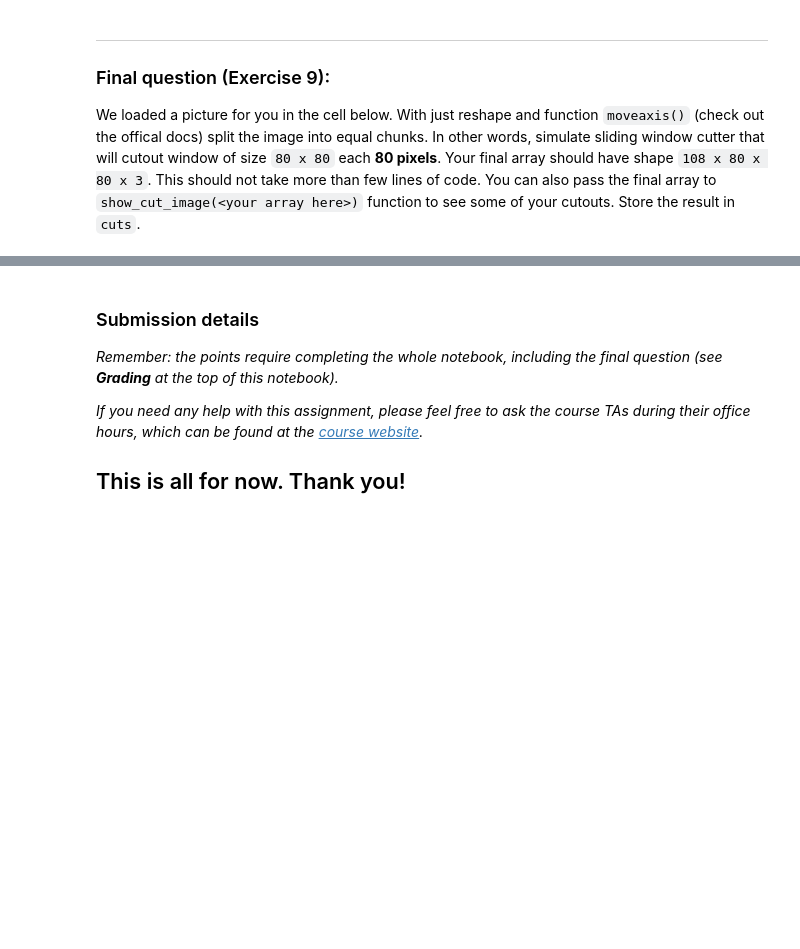
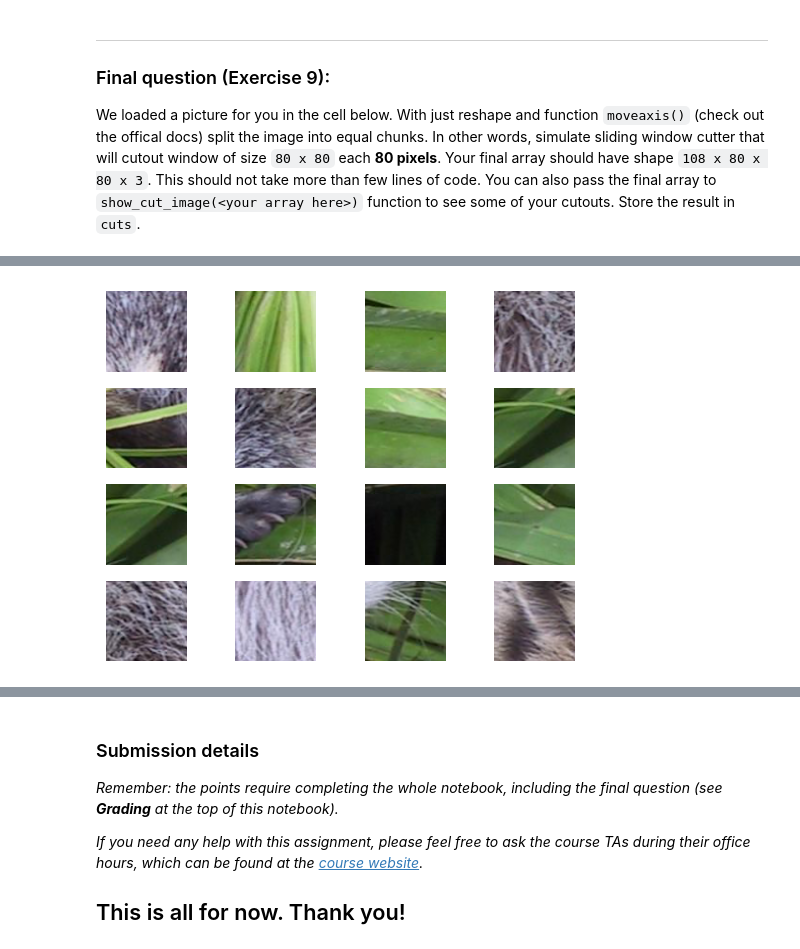
Before and after one commit to Duchyna1/ba-graph-rp, a Jupyter notebook: assignment1/numpy.ipynb, the cells around one changed output, grey strips where cells are left out. Drawn from its saved outputs; the diff is of its cells as text; code cells hidden in the pictures; blank space fills up the shorter version.

```diff
--- a/assignment1/numpy.ipynb
+++ b/assignment1/numpy.ipynb
@@ -768,2 +768,10 @@ cuts = ...
+# %%
+# RESHAPE AND ROLL HERE
+cuts = img.reshape(9, 80, 12, 80, 3)
+cuts = np.moveaxis(cuts, 2, 1)
+cuts = cuts.reshape(108, 80, 80, 3)
+show_cut_image(cuts)
+# %% [output]
+[figure, added]
 # %%
 grader.check("q9_sliding_window")
```
Also changed, not shown: parts of 3 cells of this notebook.
